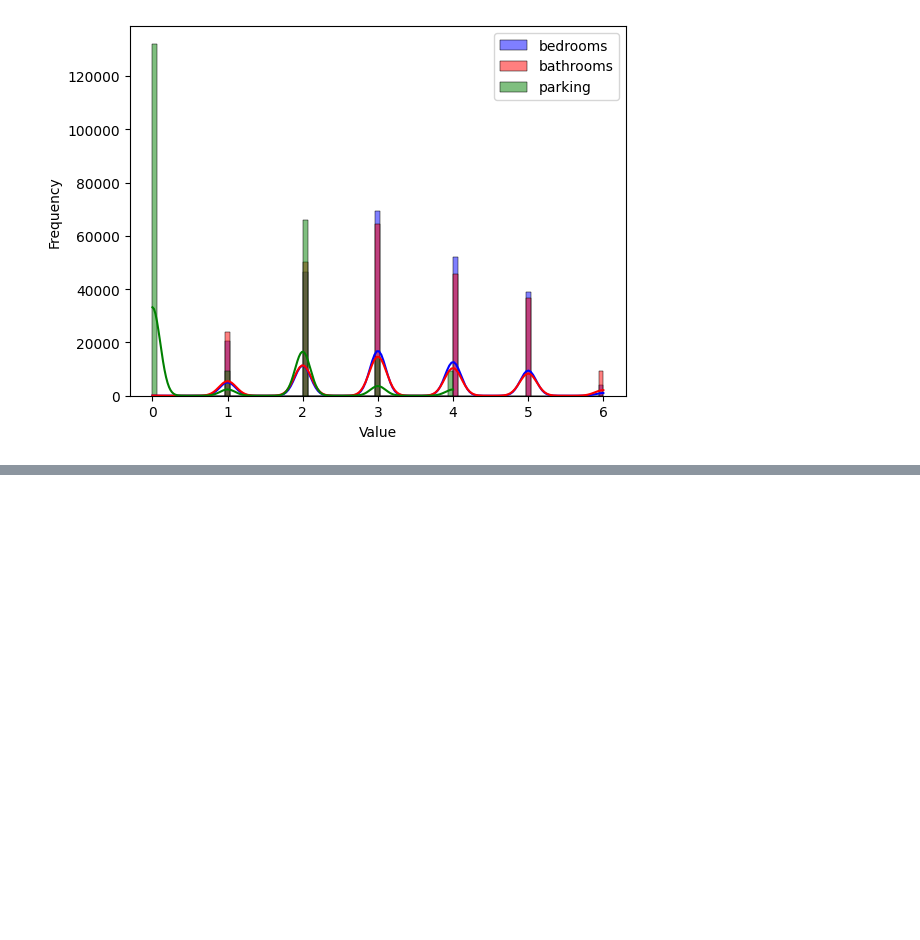
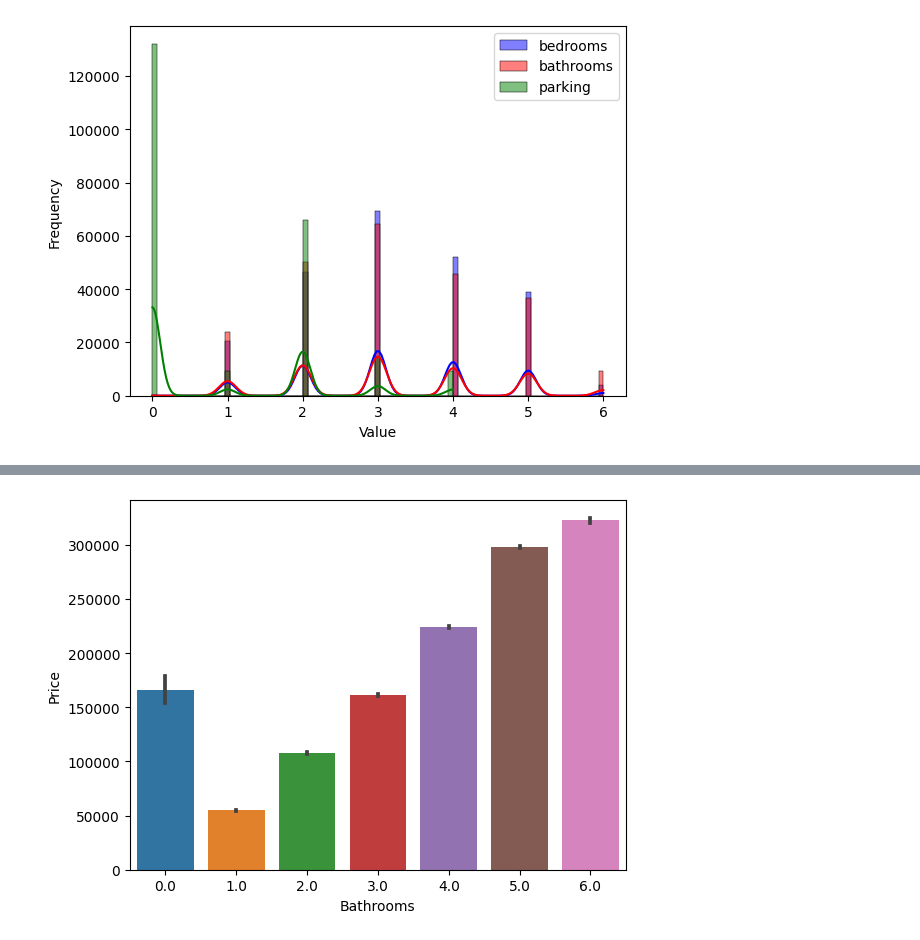
Before and after one commit to Mburu-Elvis/NairobiRentPrices, a Jupyter notebook: eda_housing_nairobi.ipynb, the cells around one changed output, grey strips where cells are left out. Drawn from its saved outputs; the diff is of its cells as text; code cells hidden in the pictures; blank space fills up the shorter version.

```diff
--- a/eda_housing_nairobi.ipynb
+++ b/eda_housing_nairobi.ipynb
@@ -841,0 +863,5 @@ plt.show()
+# %%
+sns.barplot(x=data['Bathrooms'], y=data['Price'])
+plt.show()
+# %% [output]
+[figure, added]
```
Also changed, not shown: parts of 8 cells of this notebook.
